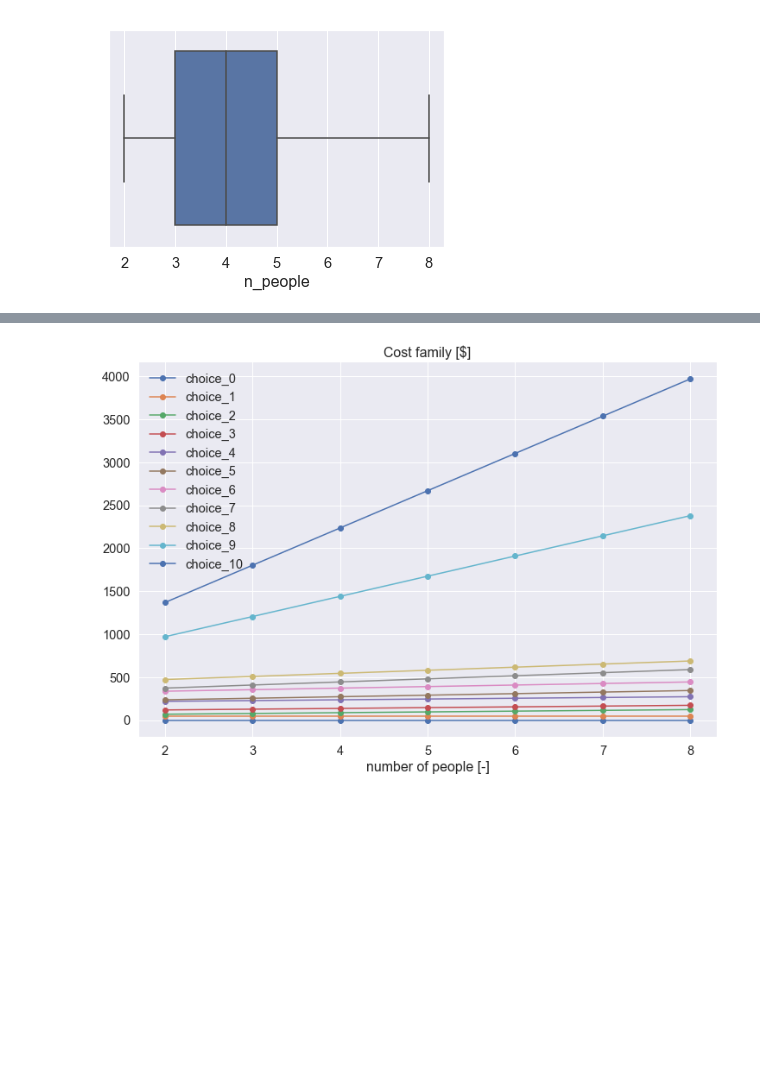
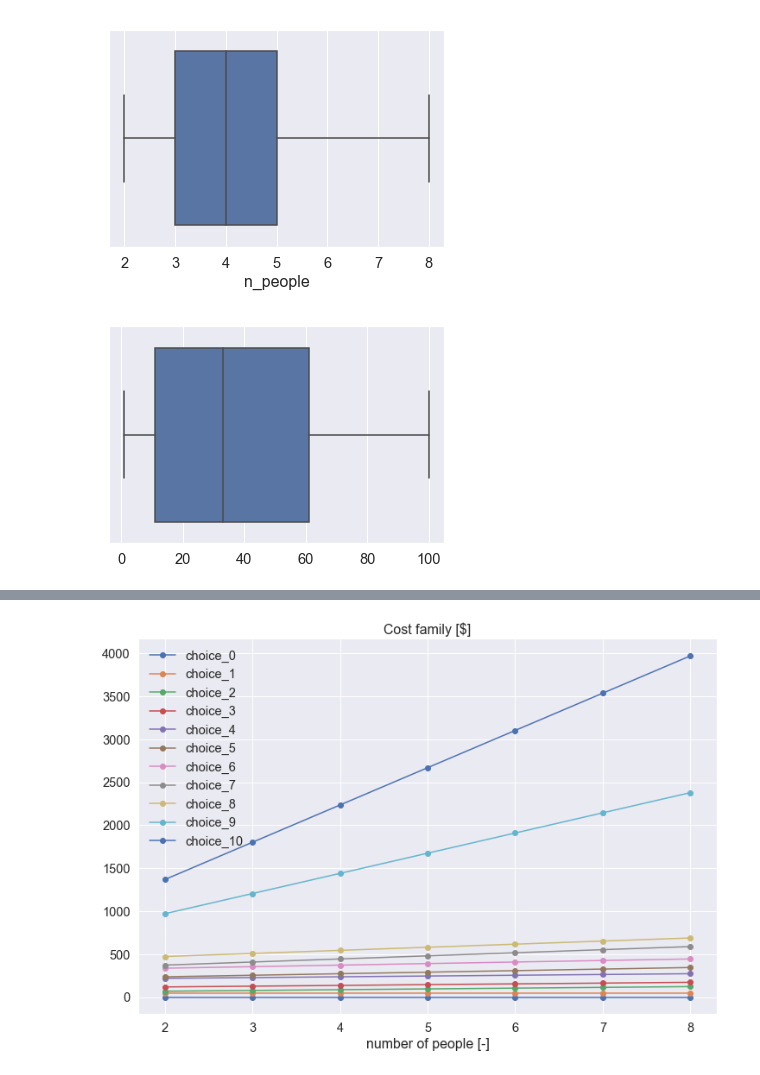
Before and after one commit to jeugregg/santa-workshop-tour-2019, a Jupyter notebook: santa-s-2019-starter-notebook.ipynb, the cells around one changed output, grey strips where cells are left out. Saved outputs shown, nothing was run; the diff lists cells and outputs as text; code cells hidden in the pictures; blank space fills up the shorter version.

```diff
--- a/santa-s-2019-starter-notebook.ipynb
+++ b/santa-s-2019-starter-notebook.ipynb
@@ -243,6 +243,10 @@ cost_family(choice=1, n=2)
 ax = sns.boxplot(x=data["n_people"])
 # %% [output]
 [figure]
+# %%
+ax = sns.boxplot(data)
+# %% [output]
+[figure, added]
 # %%
 df_fam_cost = pd.DataFrame(index = np.array(range(np.min(data["n_people"]),
                             np.max(data["n_people"]) + 1)),
```
Also changed, not shown: parts of 6 cells of this notebook.
